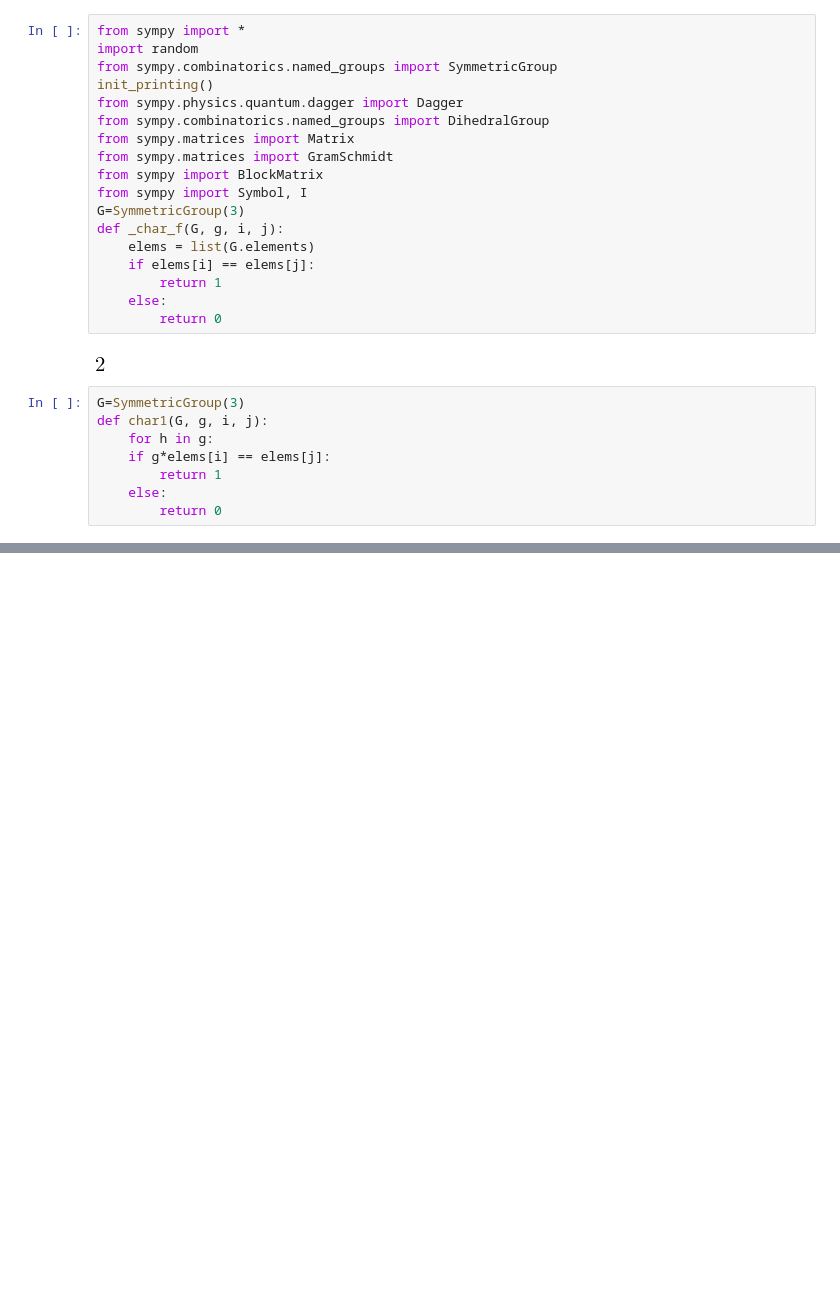
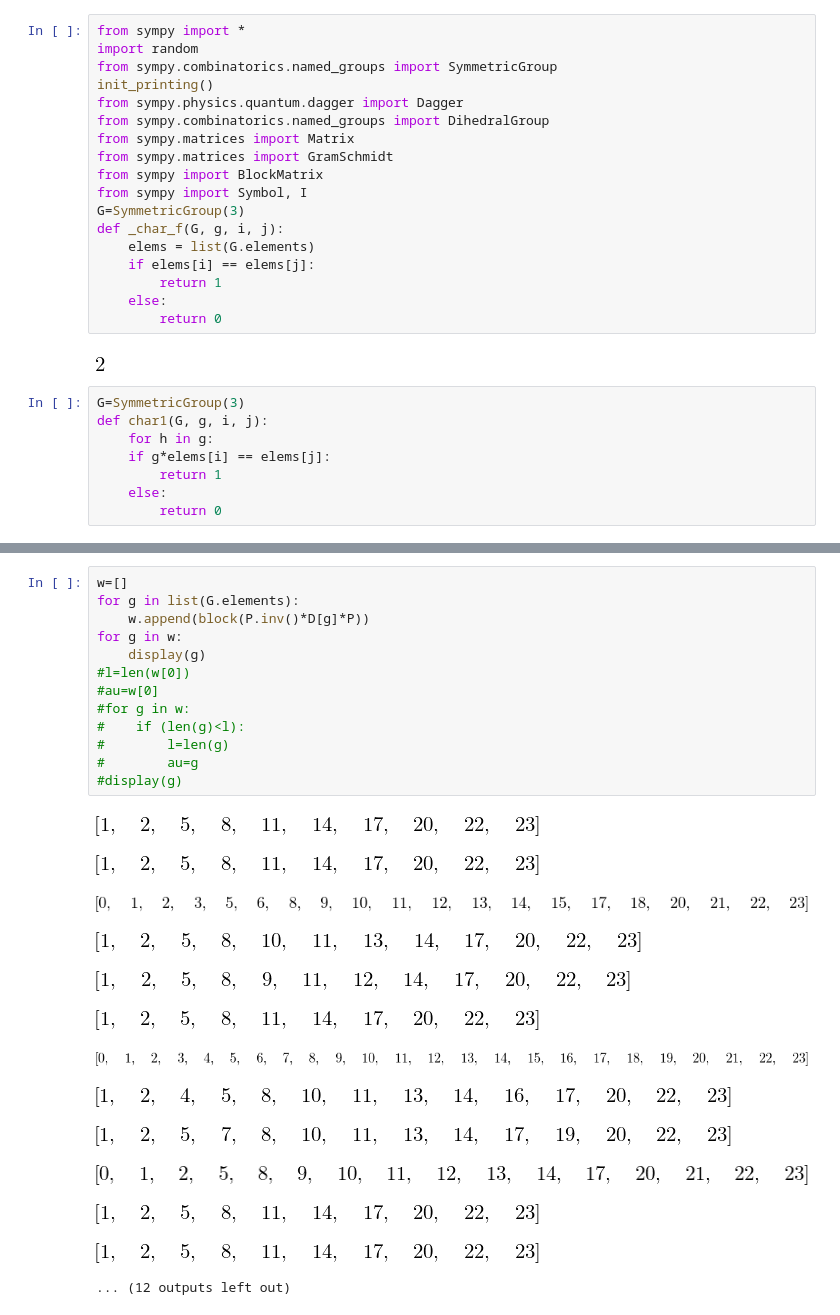
Before and after one commit to leunamCampero/Tesis, a Jupyter notebook: Python/triangular.ipynb, the cells around one changed output, grey strips where cells are left out. Cells and saved outputs as stored; diff of their text form; blank space fills up the shorter version.

```diff
--- a/Python/triangular.ipynb
+++ b/Python/triangular.ipynb
@@ -1007,0 +1012,27 @@ True
+# %%
+w=[]
+for g in list(G.elements):
+    w.append(block(P.inv()*D[g]*P))
+for g in w:
+    display(g)
+#l=len(w[0])
+#au=w[0]
+#for g in w:
+#    if (len(g)<l):
+#        l=len(g)
+#        au=g
+#display(g)
+# %% [output]
+[figure, added]
+[figure, added]
+[figure, added]
+[figure, added]
+[figure, added]
+[figure, added]
+[figure, added]
+[figure, added]
+[figure, added]
+[figure, added]
+[figure, added]
+[figure, added]
+... (12 outputs left out)
```
Also changed, not shown: parts of 2 cells of this notebook, 1 other file.
